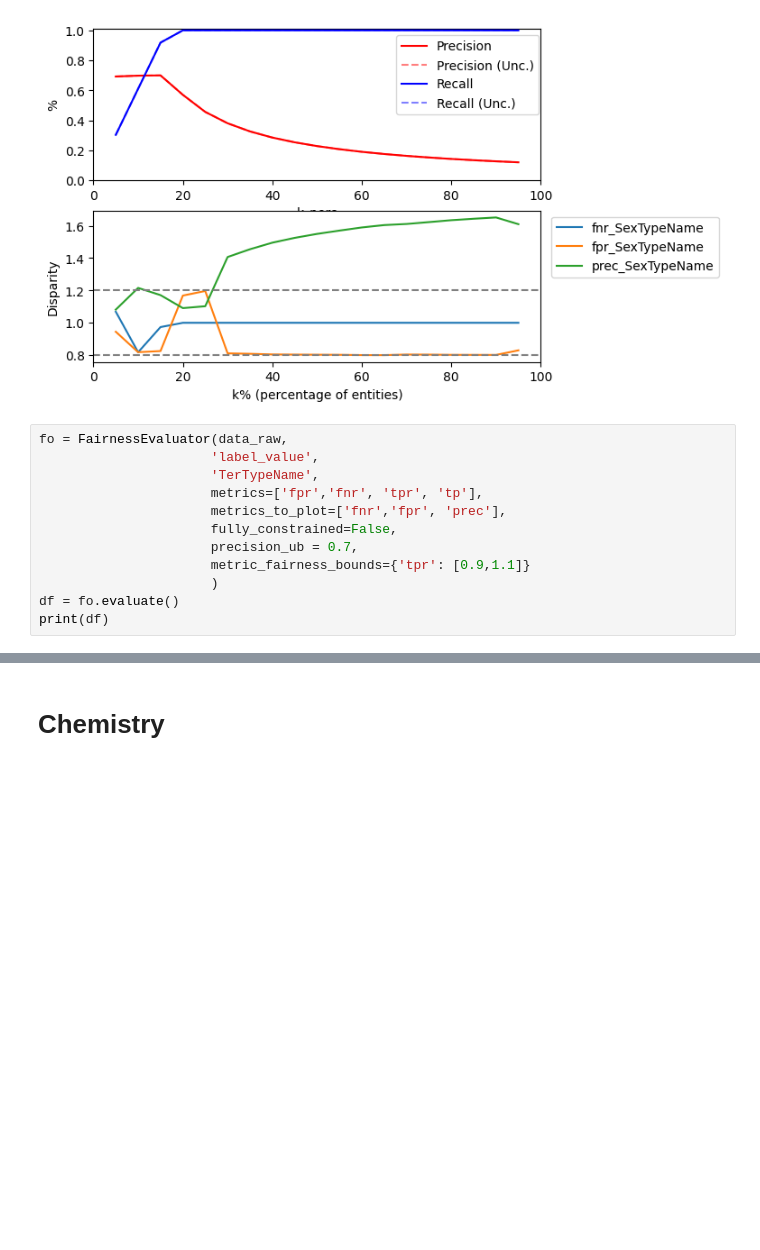
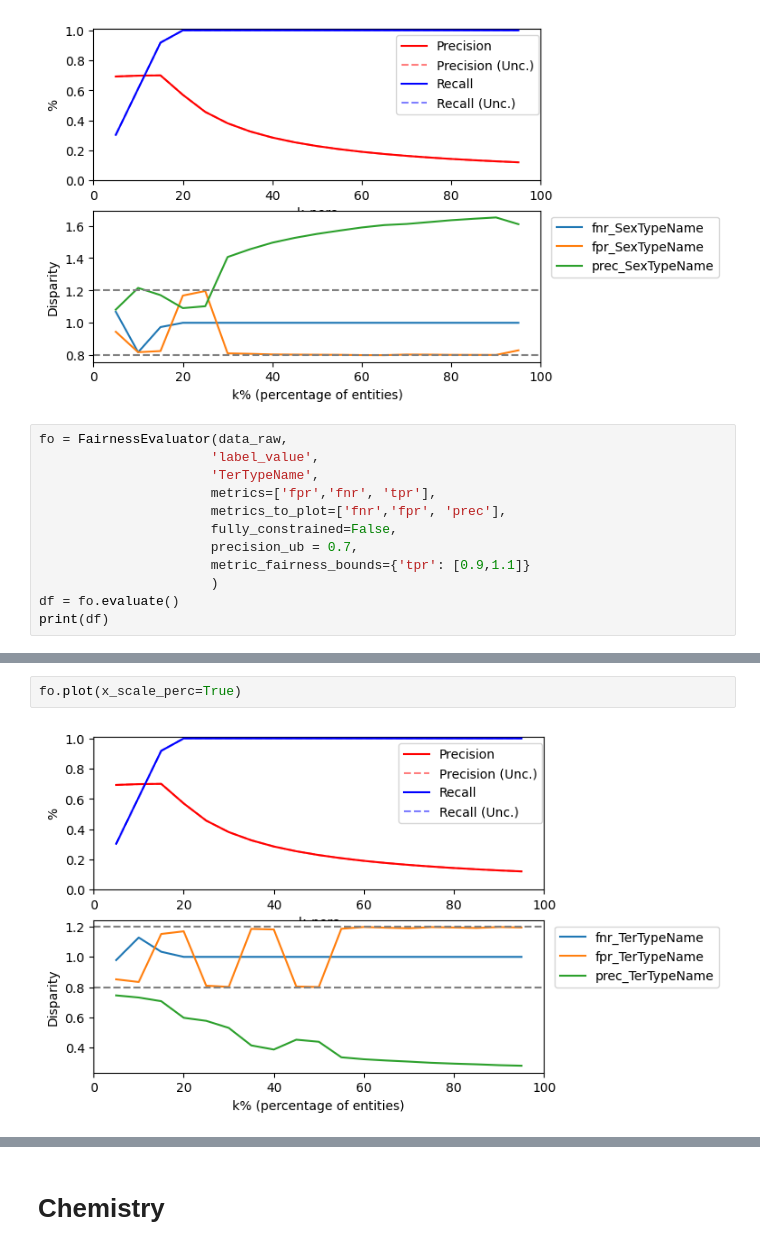
Before and after one commit to smyarga/fairness_testing_ZNO, a Jupyter notebook: ZNO_fairness.ipynb, the cells around one changed output, grey strips where cells are left out. Saved outputs shown, nothing was run; the diff lists cells and outputs as text; blank space fills up the shorter version.

```diff
--- a/ZNO_fairness.ipynb
+++ b/ZNO_fairness.ipynb
@@ -1558,7 +1558,7 @@ fo.plot(x_scale_perc=True)
 fo = FairnessEvaluator(data_raw,
                       'label_value',
                       'TerTypeName',
-                      metrics=['fpr','fnr', 'tpr', 'tp'],
+                      metrics=['fpr','fnr', 'tpr'],
                       metrics_to_plot=['fnr','fpr', 'prec'],
                       fully_constrained=False,
                       precision_ub = 0.7,
@@ -1774 +1774,5 @@ Starting MIP optimization
 ... (7 outputs left out)
+# %%
+fo.plot(x_scale_perc=True)
+# %% [output]
+[figure, added]
```
Also changed, not shown: parts of 18 cells of this notebook, 3 other files.
